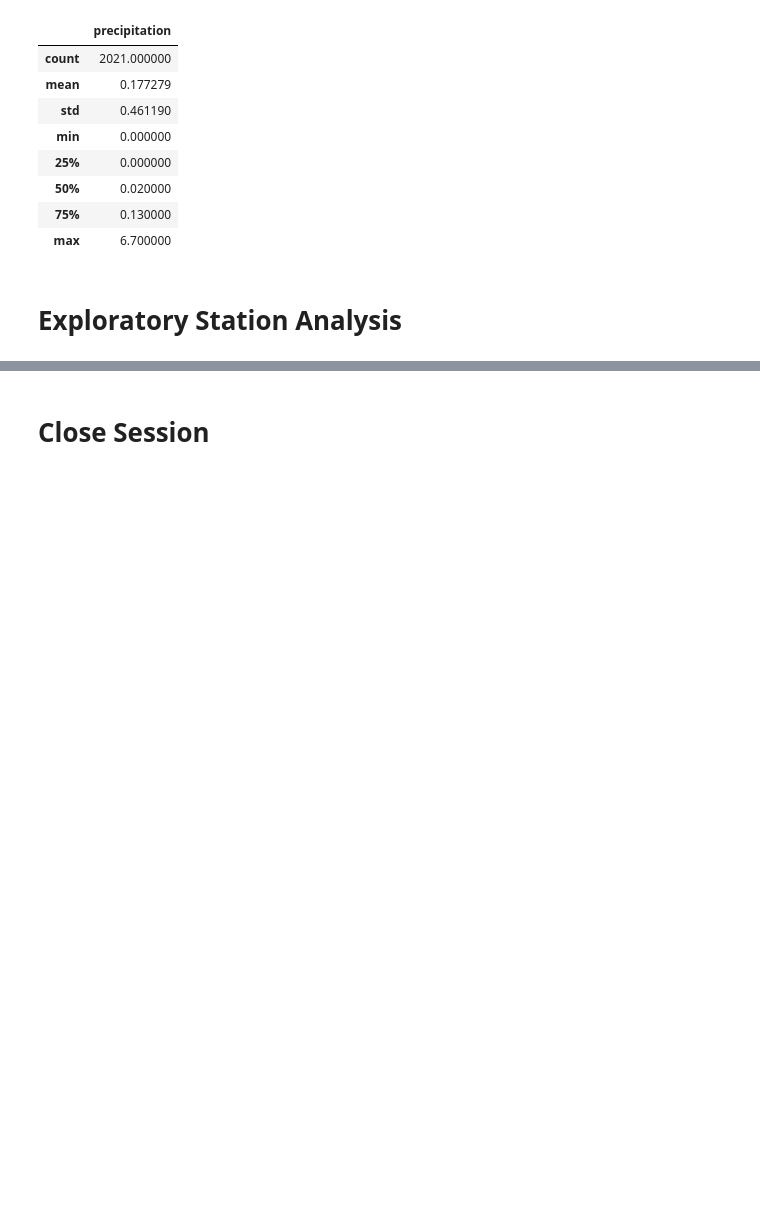
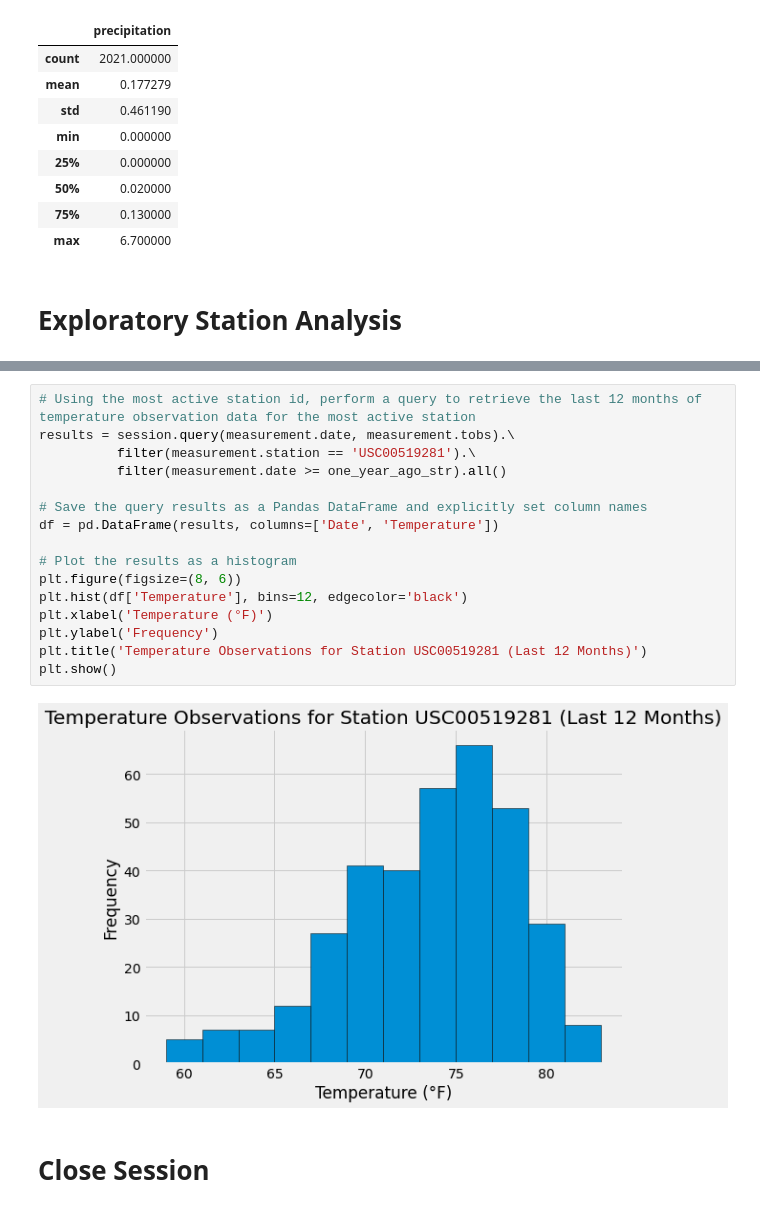
Before and after one commit to MirianRuanova/sqlalchemy-challenge, a Jupyter notebook: SurfsUp/climate_starter.ipynb, the cells around one changed output, grey strips where cells are left out. Drawn from its saved outputs; the diff is of its cells as text; blank space fills up the shorter version.

```diff
--- a/SurfsUp/climate_starter.ipynb
+++ b/SurfsUp/climate_starter.ipynb
@@ -161,3 +219,21 @@ Text(0.5, 4.183333333333314, 'Temperature')
+# %%
+# Using the most active station id, perform a query to retrieve the last 12 months of temperature observation data for the most active station
+results = session.query(measurement.date, measurement.tobs).\
+          filter(measurement.station == 'USC00519281').\
+          filter(measurement.date >= one_year_ago_str).all()
+
+# Save the query results as a Pandas DataFrame and explicitly set column names
+df = pd.DataFrame(results, columns=['Date', 'Temperature'])
+
+# Plot the results as a histogram
+plt.figure(figsize=(8, 6))
+plt.hist(df['Temperature'], bins=12, edgecolor='black')
+plt.xlabel('Temperature (°F)')
+plt.ylabel('Frequency')
+plt.title('Temperature Observations for Station USC00519281 (Last 12 Months)')
+plt.show()
+# %% [output]
+[figure, added]
 # %% [markdown]
 # Close Session
 # %%
```
Also changed, not shown: parts of 12 cells of this notebook, 2 other files.
